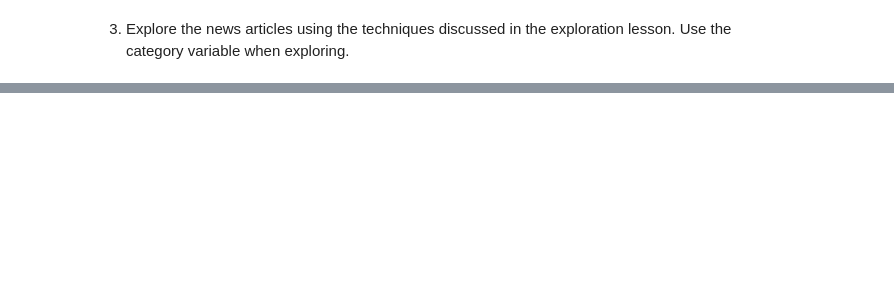
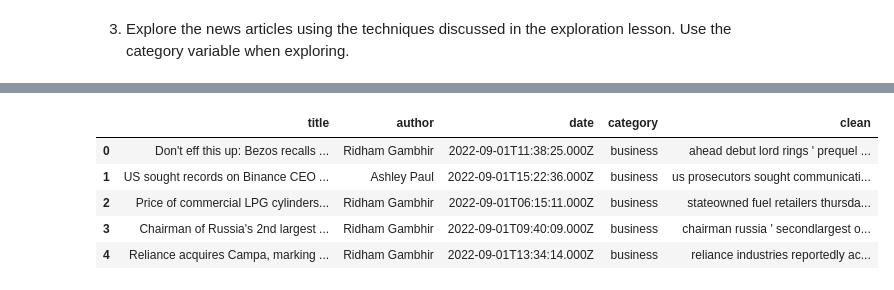
Before and after one commit to Chenchen070/NLP, a Jupyter notebook: explore.ipynb, the cells around one changed output, grey strips where cells are left out. Saved outputs shown, nothing was run; the diff lists cells and outputs as text; code cells hidden in the pictures; blank space fills up the shorter version.

```diff
--- a/explore.ipynb
+++ b/explore.ipynb
@@ -195,2 +281,5 @@ blog.head()
 # %% [markdown]
 3. Explore the news articles using the techniques discussed in the exploration lesson. Use the category variable when exploring.
+# %%
+news = pd.read_csv('clean_news.csv')
+news.head()
@@ -196,0 +293,11 @@ blog.head()
+# %%
+cols = ['lemmatized','stemmed','content']
+news = news.drop(columns = cols)
+news.head()
+# %% [output]
+|  | title | author | date | category | clean |
+| 0 | Don't eff this up: Bezos recalls ... | Ridham Gambhir | 2022-09-01T11:38:25.000Z | business | ahead debut lord rings ' prequel ... |
+| 1 | US sought records on Binance CEO ... | Ashley Paul | 2022-09-01T15:22:36.000Z | business | us prosecutors sought communicati... |
+| 2 | Price of commercial LPG cylinders... | Ridham Gambhir | 2022-09-01T06:15:11.000Z | business | stateowned fuel retailers thursda... |
+| 3 | Chairman of Russia's 2nd largest ... | Ridham Gambhir | 2022-09-01T09:40:09.000Z | business | chairman russia ' secondlargest o... |
+| 4 | Reliance acquires Campa, marking ... | Ridham Gambhir | 2022-09-01T13:34:14.000Z | business | reliance industries reportedly ac... |
```
Also changed, not shown: parts of 8 cells of this notebook.
